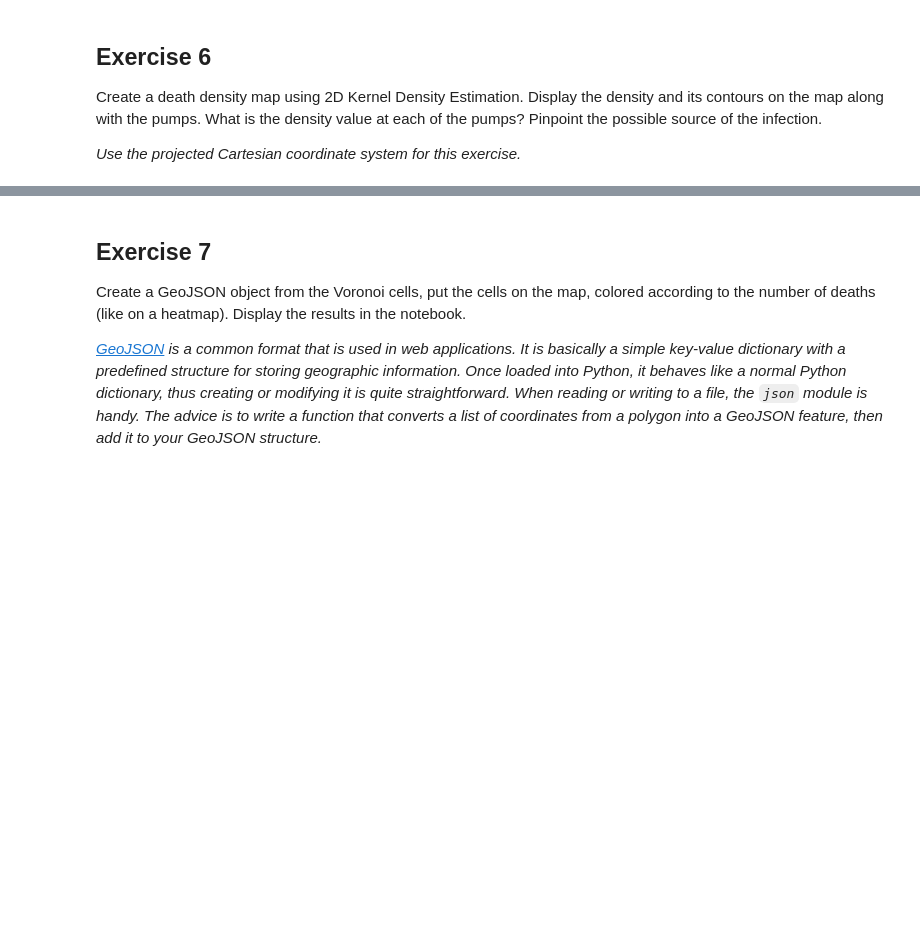
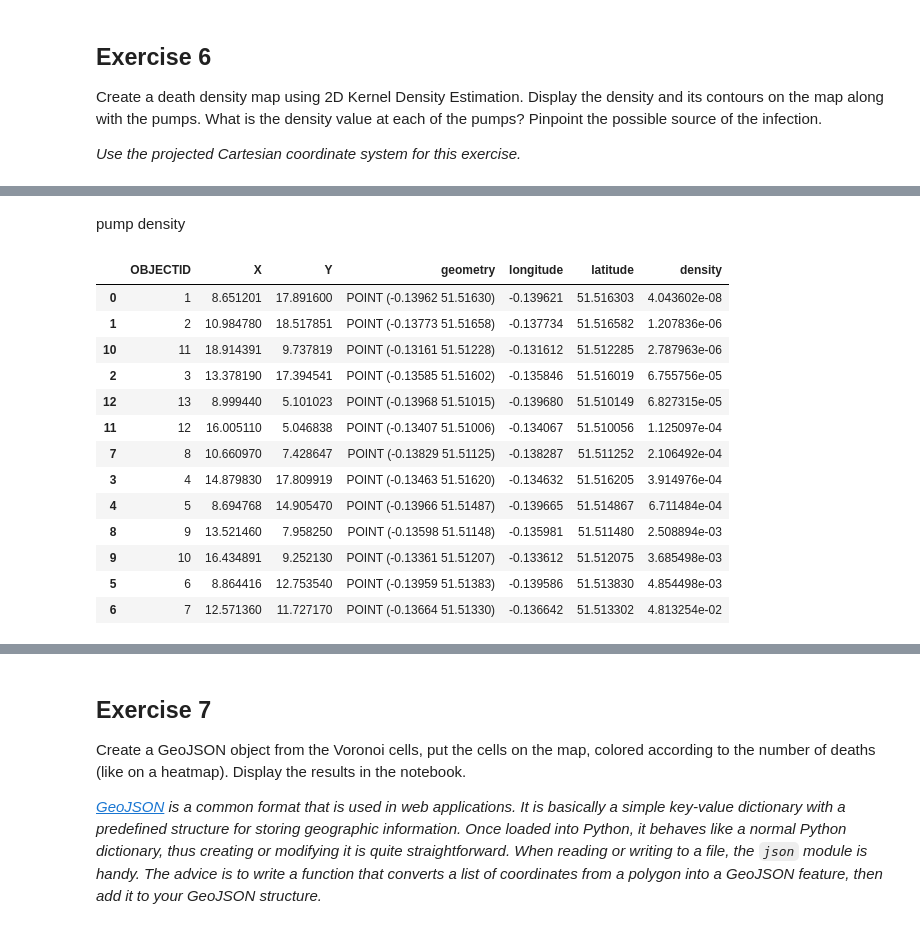
Before and after one commit to emma-roche/data-ex-vis, a Jupyter notebook: Assignments/Shapes-Maps-Coordinates/A-JonSnow/JohnSnow-Map.ipynb, the cells around one changed output, grey strips where cells are left out. Cells and saved outputs as stored; diff of their text form; code cells hidden in the pictures; blank space fills up the shorter version.

```diff
--- a/Assignments/Shapes-Maps-Coordinates/A-JonSnow/JohnSnow-Map.ipynb
+++ b/Assignments/Shapes-Maps-Coordinates/A-JonSnow/JohnSnow-Map.ipynb
@@ -362,0 +408,4 @@ Create a death density map using 2D Kernel Density Estimation. Display the densi
+# %%
+deaths = deaths.to_crs('epsg:4326')
+pumps = pumps.to_crs('epsg:4326')
+contours = contours.to_crs('epsg:4326')
@@ -362,0 +440,23 @@ Create a death density map using 2D Kernel Density Estimation. Display the densi
+# %% [markdown]
+pump density
+# %%
+kde = gaussian_kde(deaths[['X', 'Y']].to_numpy().T)
+kde_pumps = kde(pumps[['X', 'Y']].to_numpy().T)
+pumps['density'] = kde_pumps
+
+pumps.sort_values('density')
+# %% [output]
+|  | OBJECTID | X | Y | geometry | longitude | latitude | density |
+| 0 | 1 | 8.651201 | 17.891600 | POINT (-0.13962 51.51630) | -0.139621 | 51.516303 | 4.043602e-08 |
+| 1 | 2 | 10.984780 | 18.517851 | POINT (-0.13773 51.51658) | -0.137734 | 51.516582 | 1.207836e-06 |
+| 10 | 11 | 18.914391 | 9.737819 | POINT (-0.13161 51.51228) | -0.131612 | 51.512285 | 2.787963e-06 |
+| 2 | 3 | 13.378190 | 17.394541 | POINT (-0.13585 51.51602) | -0.135846 | 51.516019 | 6.755756e-05 |
+| 12 | 13 | 8.999440 | 5.101023 | POINT (-0.13968 51.51015) | -0.139680 | 51.510149 | 6.827315e-05 |
+| 11 | 12 | 16.005110 | 5.046838 | POINT (-0.13407 51.51006) | -0.134067 | 51.510056 | 1.125097e-04 |
+| 7 | 8 | 10.660970 | 7.428647 | POINT (-0.13829 51.51125) | -0.138287 | 51.511252 | 2.106492e-04 |
+| 3 | 4 | 14.879830 | 17.809919 | POINT (-0.13463 51.51620) | -0.134632 | 51.516205 | 3.914976e-04 |
+| 4 | 5 | 8.694768 | 14.905470 | POINT (-0.13966 51.51487) | -0.139665 | 51.514867 | 6.711484e-04 |
+| 8 | 9 | 13.521460 | 7.958250 | POINT (-0.13598 51.51148) | -0.135981 | 51.511480 | 2.508894e-03 |
+| 9 | 10 | 16.434891 | 9.252130 | POINT (-0.13361 51.51207) | -0.133612 | 51.512075 | 3.685498e-03 |
+| 5 | 6 | 8.864416 | 12.753540 | POINT (-0.13959 51.51383) | -0.139586 | 51.513830 | 4.854498e-03 |
+| 6 | 7 | 12.571360 | 11.727170 | POINT (-0.13664 51.51330) | -0.136642 | 51.513302 | 4.813254e-02 |
```
Also changed, not shown: parts of 88 cells of this notebook, 1 other file.
